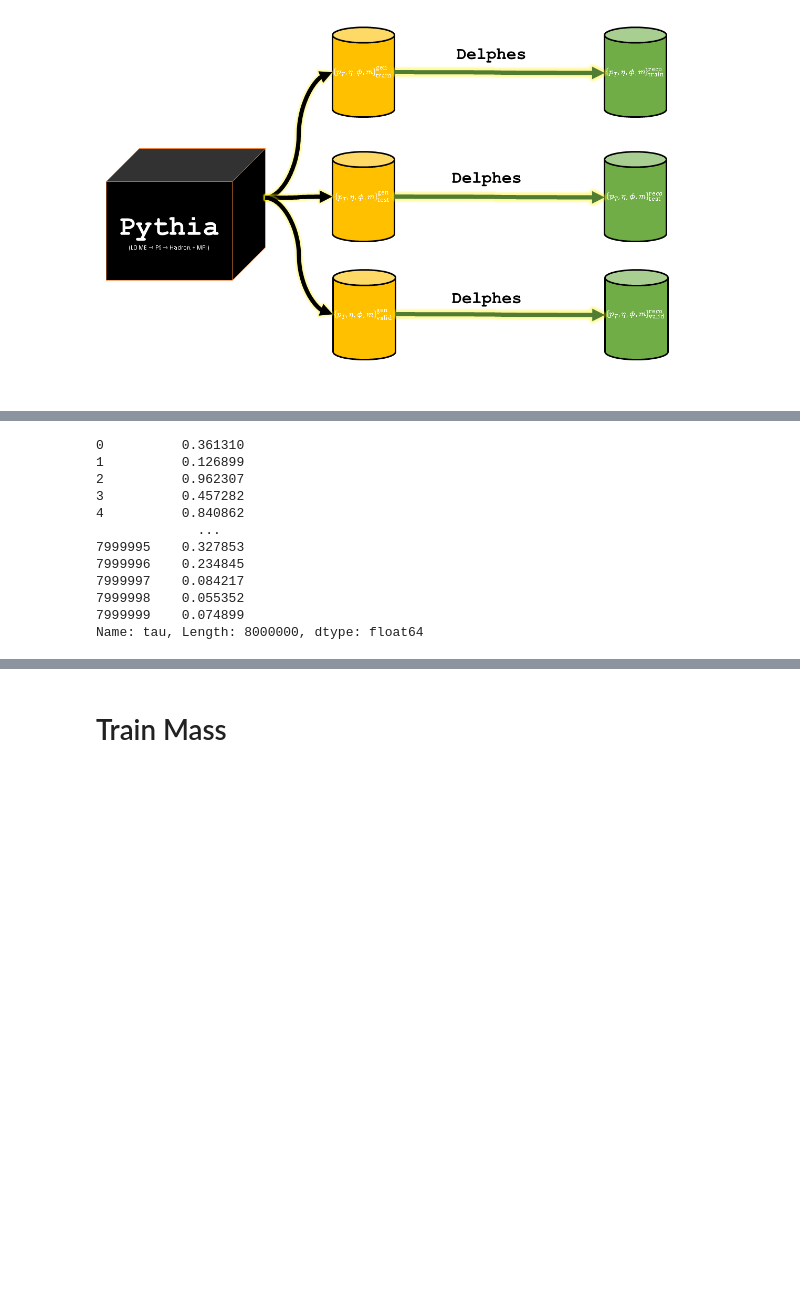
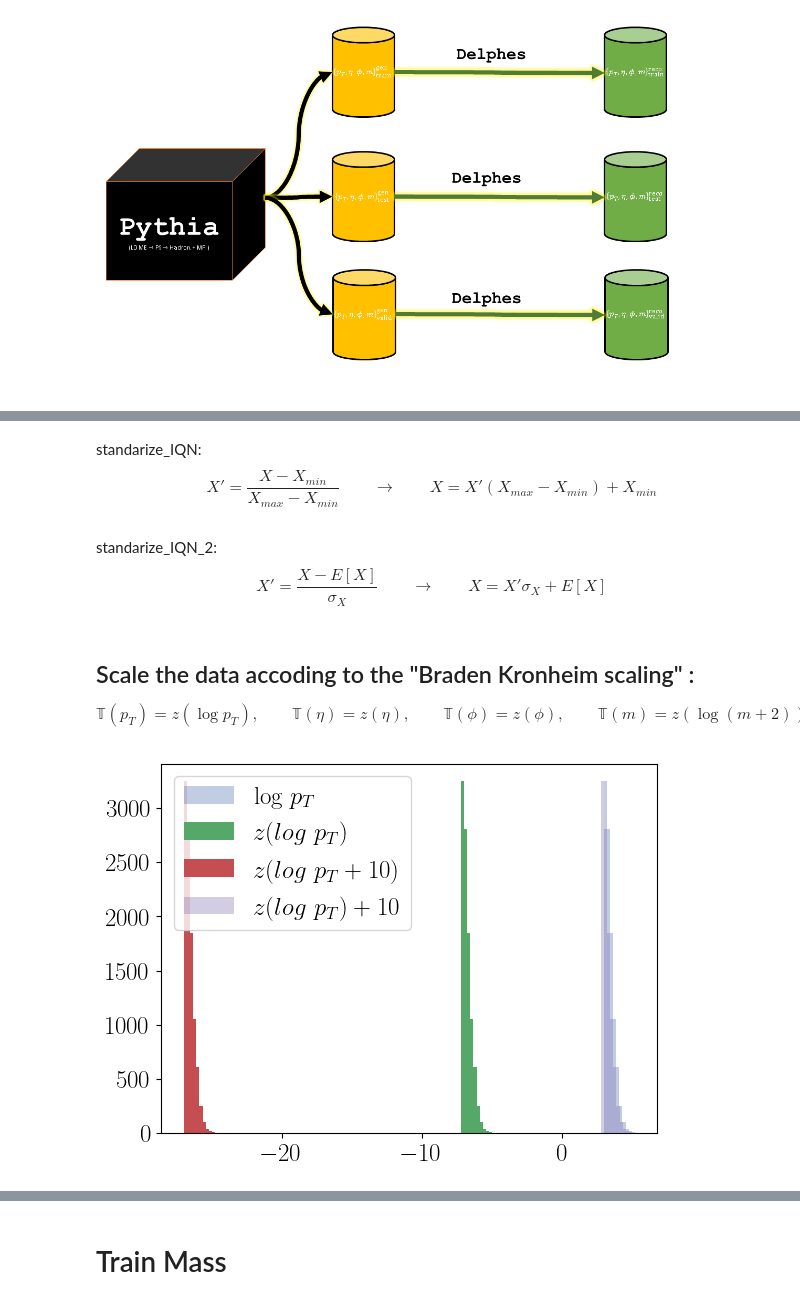
Before and after one commit to AliAlkadhim/torchQN, a Jupyter notebook: Braden_Scaling_TrainEval_Mass.ipynb, the cells around one changed output, grey strips where cells are left out. Saved outputs shown, nothing was run; the diff lists cells and outputs as text; code cells hidden in the pictures; blank space fills up the shorter version.

```diff
--- a/Braden_Scaling_TrainEval_Mass.ipynb
+++ b/Braden_Scaling_TrainEval_Mass.ipynb
@@ -223,18 +233,5 @@ $$\mathbb{T}(p_T) = z(\log p_T), \qquad \mathbb{T}(\eta) = z(\eta), \qquad \math
-# %%
-train_data.iloc[:,-1]
-# %% [output]
-0          0.361310
-1          0.126899
-2          0.962307
-3          0.457282
-4          0.840862
-             ...
-7999995    0.327853
-7999996    0.234845
-7999997    0.084217
-7999998    0.055352
-7999999    0.074899
-Name: tau, Length: 8000000, dtype: float64
+# %% [markdown]
+standarize_IQN: $$ X' = \frac{X-X_{min}}{X_{max}-X_{min}} \qquad \rightarrow \qquad X= X' (X_{max}-X_{min}) + X_{min}$$
 # %%
 def standarize_IQN(values):
     expected_min, expected_max = values.min(), values.max()
@@ -242,3 +239,22 @@ def standarize_IQN(values):
     offset = expected_min
     standarized_values = (values - offset)/scale_factor
     return standarized_values
+# %% [markdown]
+standarize_IQN_2:
+$$ X'=\frac{X-E[X]}{\sigma_{X}}  \qquad \rightarrow \qquad X = X' \sigma_{X} + E[X]$$
+# %%
+def standarize_IQN_2(values):
+    return values - (np.mean(values)/np.std(values))
+# %% [markdown]
+## Scale the data accoding to the "Braden Kronheim scaling" :
+
+$$\mathbb{T}(p_T) = z(\log p_T), \qquad \mathbb{T}(\eta) = z(\eta), \qquad \mathbb{T}(\phi) = z(\phi), \qquad \mathbb{T}(m) = z(\log (m + 2)), \qquad  \mathbb{T}(\tau) = 6\tau - 3 $$
+# %%
+plt.hist(np.log(train_data.iloc[:,0]), label='log $p_T$',alpha=0.35);
+plt.hist(standarize_IQN_2(np.log(train_data.iloc[:,0])), label='$z(log\ p_T$)');
+plt.hist(standarize_IQN_2(np.log(train_data.iloc[:,0]) +10), label='$z(log\ p_T + 10$)');
+plt.hist(standarize_IQN_2(np.log(train_data.iloc[:,0]))+10, label='$z(log\ p_T)+10$',alpha=0.35);
+
+plt.legend();plt.show()
+# %% [output]
+[figure, added]
```
Also changed, not shown: parts of 18 cells of this notebook.
